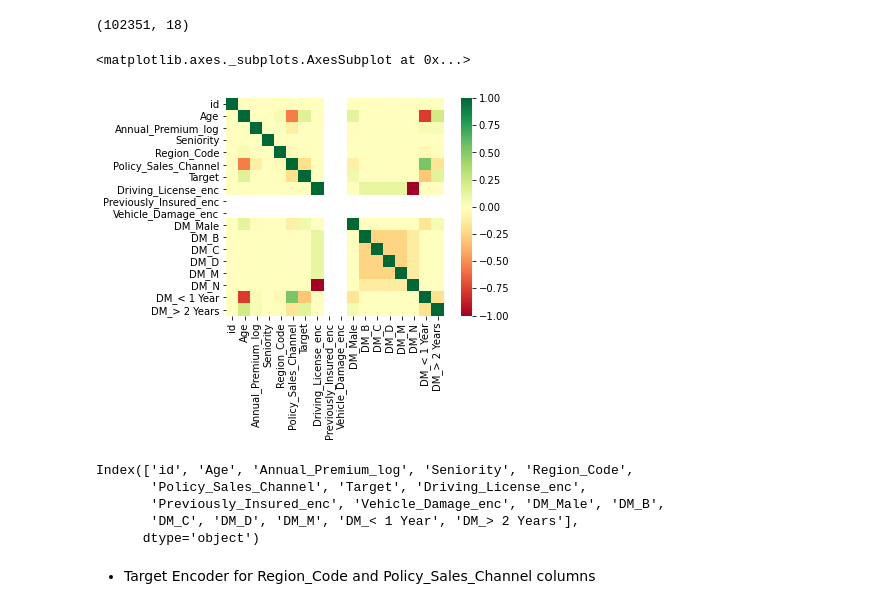
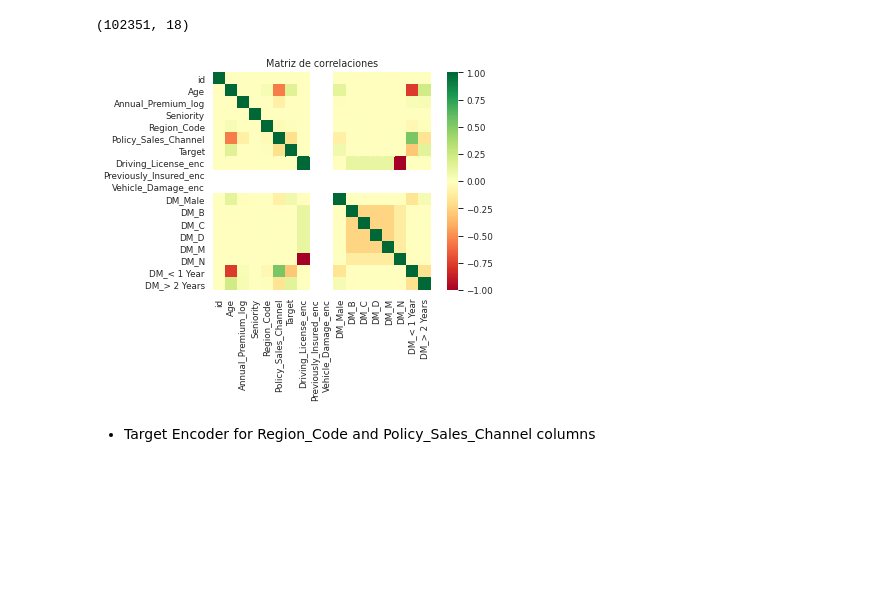
Before and after one commit to AngelGuadarrama/Cross-Selling, a Jupyter notebook: Cross_Sale_Classification.ipynb, the cells around one changed output. Cells and saved outputs as stored; diff of their text form; code cells hidden in the pictures; blank space fills up the shorter version.

Commit message:
plots

```diff
--- a/Cross_Sale_Classification.ipynb
+++ b/Cross_Sale_Classification.ipynb
@@ -82,0 +64,8 @@ Name: Licence_Type, dtype: int64
+# %%
+sns.set_style("darkgrid")
+sns.set_context("paper")
+sns.set_palette("deep")
+
+sns.catplot(data=data, kind="count", x="Driving_License")
+plt.title("Con y Sin Licencia")
+plt.show()
@@ -82,0 +74,9 @@ Name: Licence_Type, dtype: int64
+# %%
+data.fillna({'Licence_Type':'N'}, inplace=True)
+sns.set_style("darkgrid")
+sns.set_context("paper")
+sns.set_palette("colorblind")
+
+sns.catplot(data=data, kind="count", x="Licence_Type", hue="Target")
+plt.title("Cuenta de Target por tipo de Licencia")
+plt.show()
@@ -144,0 +142,8 @@ Name: Target, dtype: int64
+# %%
+sns.set_style("darkgrid")
+sns.set_context("paper")
+sns.set_palette("deep")
+
+sns.catplot(data=data, kind="count", x="Target")
+plt.title("Clientes que han comprado el seguro")
+plt.show()
@@ -200,6 +207,10 @@ data_numerical[['Age', 'Annual_Premium', 'Seniority']].describe()
 | 75% | 50.000000 | 39774.000000 | 227.000000 |
 | max | 85.000000 | 540165.000000 | 299.000000 |
 # %%
+sns.set_style("whitegrid")
+sns.set_context("paper")
+sns.set_palette("bright")
+
 data_numerical[['Age', 'Annual_Premium', 'Seniority']].boxplot()
 plt.show()
 # %% [output]
@@ -242,8 +258,9 @@ data_encoded.shape
 (102351, 18)
 # %%
 sns.heatmap(data_encoded.corr(), square= True, cmap='RdYlGn')
+plt.title("Matriz de correlaciones")
+plt.show()
 # %% [output]
-<matplotlib.axes._subplots.AxesSubplot at 0x...>
-[figure, old version]
+[figure, new version]
 # %%
 data_encoded.drop(['DM_N'], inplace=True, axis=1)
@@ -250,11 +268,3 @@ data_encoded.drop(['DM_N'], inplace=True, axis=1)
-# %%
-data_encoded.columns
-# %% [output]
-Index(['id', 'Age', 'Annual_Premium_log', 'Seniority', 'Region_Code',
-       'Policy_Sales_Channel', 'Target', 'Driving_License_enc',
-       'Previously_Insured_enc', 'Vehicle_Damage_enc', 'DM_Male', 'DM_B',
-       'DM_C', 'DM_D', 'DM_M', 'DM_< 1 Year', 'DM_> 2 Years'],
-      dtype='object')
 # %% [markdown]
 *  Target Encoder for Region_Code and Policy_Sales_Channel columns
 # %%
```
Also changed, not shown: parts of 21 cells of this notebook.
